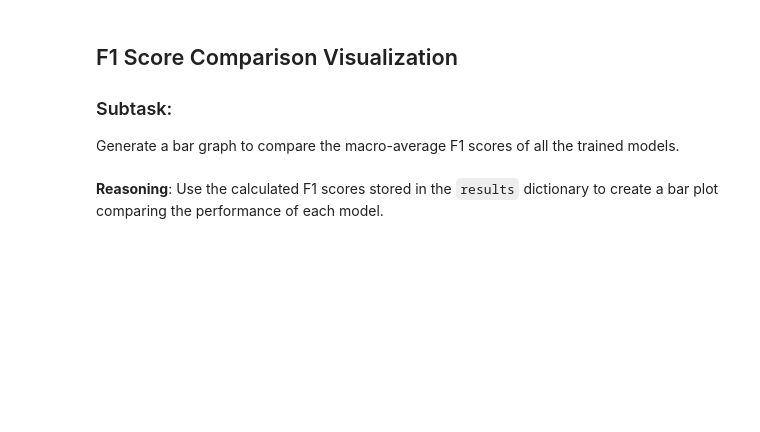
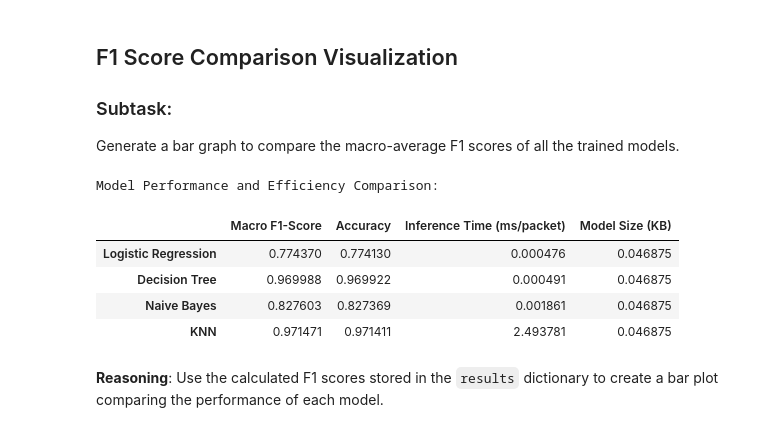
Before and after one commit to abdoca4s/BLECGMDataset, a Jupyter notebook: analysis/Attack_categories_analysis.ipynb, the cells around one changed output. Cells and saved outputs as stored; diff of their text form; code cells hidden in the pictures; blank space fills up the shorter version.

```diff
--- a/analysis/Attack_categories_analysis.ipynb
+++ b/analysis/Attack_categories_analysis.ipynb
@@ -536,6 +456,66 @@ KNN: 176.323125
 
 ### Subtask:
 Generate a bar graph to compare the macro-average F1 scores of all the trained models.
+# %%
+import time
+import sys
+import pandas as pd
+import numpy as np
+
+# Re-calculate inference times to be sure they are up-to-date
+inference_times = {}
+models_to_evaluate = {
+    'Logistic Regression': lr_model,
+    'Decision Tree': best_dt_model,
+    'Naive Bayes': nb_model,
+    'KNN': knn_model
+}
+
+for name, model in models_to_evaluate.items():
+    start_time = time.time()
+    y_pred = model.predict(X_test)
+    end_time = time.time()
+    inference_times[name] = end_time - start_time
+
+# Calculate inference time per packet in milliseconds
+num_packets = len(X_test)
+inference_time_ms_per_packet = {name: (time * 1000 / num_packets) for name, time in inference_times.items()}
+
+
+# Calculate model size in kilobytes
+model_sizes_kb = {}
+for name, model in models_to_evaluate.items():
+    # A simple way to estimate size is using sys.getsizeof, but it might not capture everything
+    # A more accurate way for scikit-learn models might involve pickling
+    model_size_bytes = sys.getsizeof(model)
+    model_sizes_kb[name] = model_size_bytes / 1024
+
+# Get Macro F1-Score and Accuracy from the previous results dictionary
+# Ensure 'results' variable is accessible from this cell.
+# Assuming 'results' was defined in a previous cell and is available in the global scope.
+macro_f1_scores = {name: metrics['F1 Score'] for name, metrics in results.items() if 'F1 Score' in metrics}
+accuracies = {name: metrics['Accuracy'] for name, metrics in results.items() if 'Accuracy' in metrics}
+
+
+# Compile the comparison table
+comparison_data = {
+    'Macro F1-Score': macro_f1_scores,
+    'Accuracy': accuracies,
+    'Inference Time (ms/packet)': inference_time_ms_per_packet,
+    'Model Size (KB)': model_sizes_kb
+}
+
+comparison_df = pd.DataFrame(comparison_data)
+
+print("Model Performance and Efficiency Comparison:")
+display(comparison_df)
+# %% [output]
+Model Performance and Efficiency Comparison:
+|  | Macro F1-Score | Accuracy | Inference Time (ms/packet) | Model Size (KB) |
+| Logistic Regression | 0.774370 | 0.774130 | 0.000476 | 0.046875 |
+| Decision Tree | 0.969988 | 0.969922 | 0.000491 | 0.046875 |
+| Naive Bayes | 0.827603 | 0.827369 | 0.001861 | 0.046875 |
+| KNN | 0.971471 | 0.971411 | 2.493781 | 0.046875 |
 # %% [markdown]
 **Reasoning**:
 Use the calculated F1 scores stored in the `results` dictionary to create a bar plot comparing the performance of each model.
```
Also changed, not shown: parts of 13 cells of this notebook.
